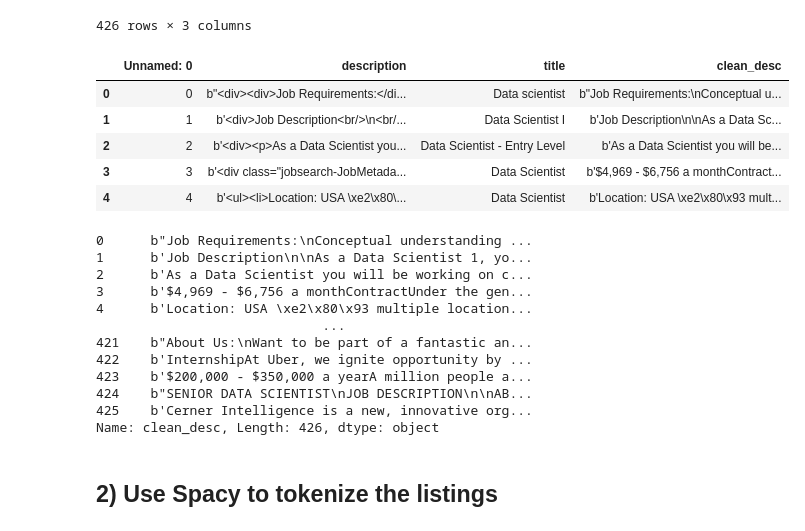
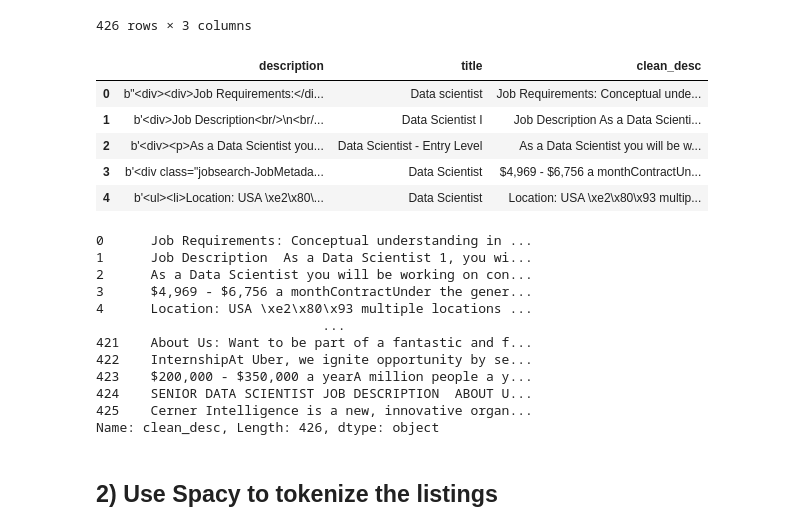
Before and after one commit to amindazad/DS-Unit-4-Sprint-1-NLP, a Jupyter notebook: module2-vector-representations/LS_DS_412_Vector_Representations_Assignment.ipynb, the cells around one changed output. Cells and saved outputs as stored; diff of their text form; code cells hidden in the pictures.

```diff
--- a/module2-vector-representations/LS_DS_412_Vector_Representations_Assignment.ipynb
+++ b/module2-vector-representations/LS_DS_412_Vector_Representations_Assignment.ipynb
@@ -41,34 +41,37 @@ df
 | 425 | 425 | b'<div></div><div><div><div><div>... | Data Scientist |
 426 rows × 3 columns
 # %%
+df = df.drop(columns = 'Unnamed: 0')
+
 def clean_description(desc):
     soup = BeautifulSoup(desc)
     return soup.get_text()
 
 df['clean_desc'] = df['description'].apply(clean_description)
+df['clean_desc'] = df['clean_desc'].apply(lambda x: x[2:].replace("\\n", " "))
 
 df.head()
 # %% [output]
-|  | Unnamed: 0 | description | title | clean_desc |
-| 0 | 0 | b"<div><div>Job Requirements:</di... | Data scientist | b"Job Requirements:\nConceptual u... |
-| 1 | 1 | b'<div>Job Description<br/>\n<br/... | Data Scientist I | b'Job Description\n\nAs a Data Sc... |
-| 2 | 2 | b'<div><p>As a Data Scientist you... | Data Scientist - Entry Level | b'As a Data Scientist you will be... |
-| 3 | 3 | b'<div class="jobsearch-JobMetada... | Data Scientist | b'$4,969 - $6,756 a monthContract... |
-| 4 | 4 | b'<ul><li>Location: USA \xe2\x80\... | Data Scientist | b'Location: USA \xe2\x80\x93 mult... |
+|  | description | title | clean_desc |
+| 0 | b"<div><div>Job Requirements:</di... | Data scientist | Job Requirements: Conceptual unde... |
+| 1 | b'<div>Job Description<br/>\n<br/... | Data Scientist I | Job Description As a Data Scienti... |
+| 2 | b'<div><p>As a Data Scientist you... | Data Scientist - Entry Level | As a Data Scientist you will be w... |
+| 3 | b'<div class="jobsearch-JobMetada... | Data Scientist | $4,969 - $6,756 a monthContractUn... |
+| 4 | b'<ul><li>Location: USA \xe2\x80\... | Data Scientist | Location: USA \xe2\x80\x93 multip... |
 # %%
 df['clean_desc']
 # %% [output]
-0      b"Job Requirements:\nConceptual understanding ...
-1      b'Job Description\n\nAs a Data Scientist 1, yo...
-2      b'As a Data Scientist you will be working on c...
-3      b'$4,969 - $6,756 a monthContractUnder the gen...
-4      b'Location: USA \xe2\x80\x93 multiple location...
+0      Job Requirements: Conceptual understanding in ...
+1      Job Description  As a Data Scientist 1, you wi...
+2      As a Data Scientist you will be working on con...
+3      $4,969 - $6,756 a monthContractUnder the gener...
+4      Location: USA \xe2\x80\x93 multiple locations ...
                              ...
-421    b"About Us:\nWant to be part of a fantastic an...
-422    b'InternshipAt Uber, we ignite opportunity by ...
-423    b'$200,000 - $350,000 a yearA million people a...
-424    b"SENIOR DATA SCIENTIST\nJOB DESCRIPTION\n\nAB...
-425    b'Cerner Intelligence is a new, innovative org...
+421    About Us: Want to be part of a fantastic and f...
+422    InternshipAt Uber, we ignite opportunity by se...
+423    $200,000 - $350,000 a yearA million people a y...
+424    SENIOR DATA SCIENTIST JOB DESCRIPTION  ABOUT U...
+425    Cerner Intelligence is a new, innovative organ...
 Name: clean_desc, Length: 426, dtype: object
 # %% [markdown]
 ## 2) Use Spacy to tokenize the listings
```
Also changed, not shown: parts of 15 cells of this notebook, 11 other files.
